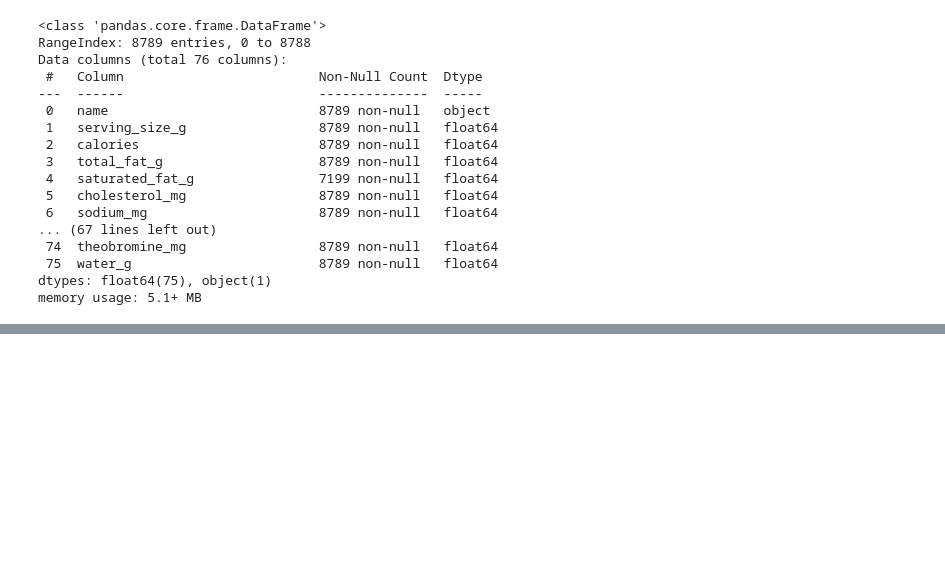
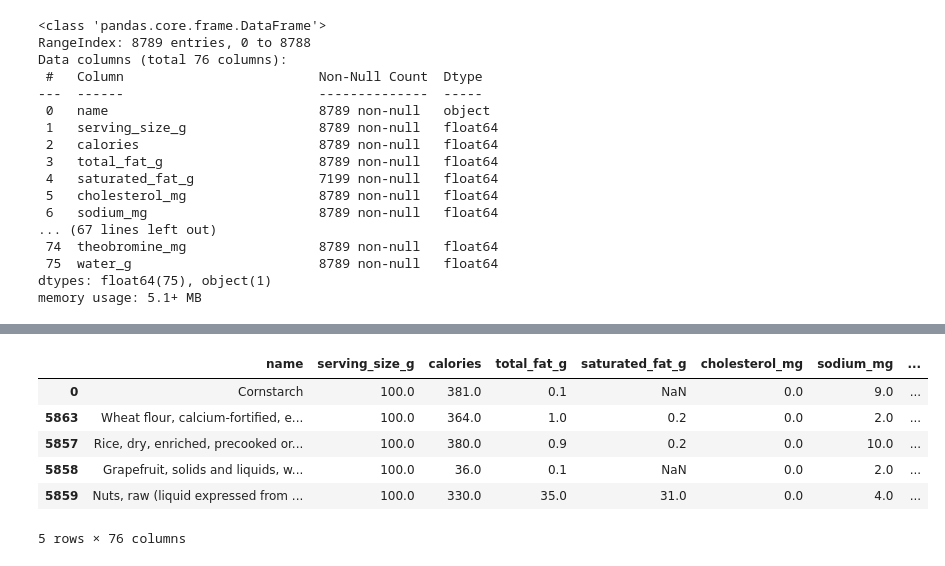
Before and after one commit to Sultan00786/The-ultimate-pandas-bootcamp, a Jupyter notebook: 4. Working with DataFrame/19 to 24.ipynb, the cells around one changed output, grey strips where cells are left out. Cells and saved outputs as stored; diff of their text form; code cells hidden in the pictures; blank space fills up the shorter version.

```diff
--- a/4. Working with DataFrame/19 to 24.ipynb
+++ b/4. Working with DataFrame/19 to 24.ipynb
@@ -520,0 +559,10 @@ memory usage: 5.1+ MB
+# %%
+df_nu.sort_values(by=['serving_size_g'], ascending = False).head()
+# %% [output]
+|  | name | serving_size_g | calories | total_fat_g | saturated_fat_g | cholesterol_mg | sodium_mg | ... |
+| 0 | Cornstarch | 100.0 | 381.0 | 0.1 | NaN | 0.0 | 9.0 | ... |
+| 5863 | Wheat flour, calcium-fortified, e... | 100.0 | 364.0 | 1.0 | 0.2 | 0.0 | 2.0 | ... |
+| 5857 | Rice, dry, enriched, precooked or... | 100.0 | 380.0 | 0.9 | 0.2 | 0.0 | 10.0 | ... |
+| 5858 | Grapefruit, solids and liquids, w... | 100.0 | 36.0 | 0.1 | NaN | 0.0 | 2.0 | ... |
+| 5859 | Nuts, raw (liquid expressed from ... | 100.0 | 330.0 | 35.0 | 31.0 | 0.0 | 4.0 | ... |
+5 rows × 76 columns
```
Also changed, not shown: parts of 20 cells of this notebook.
